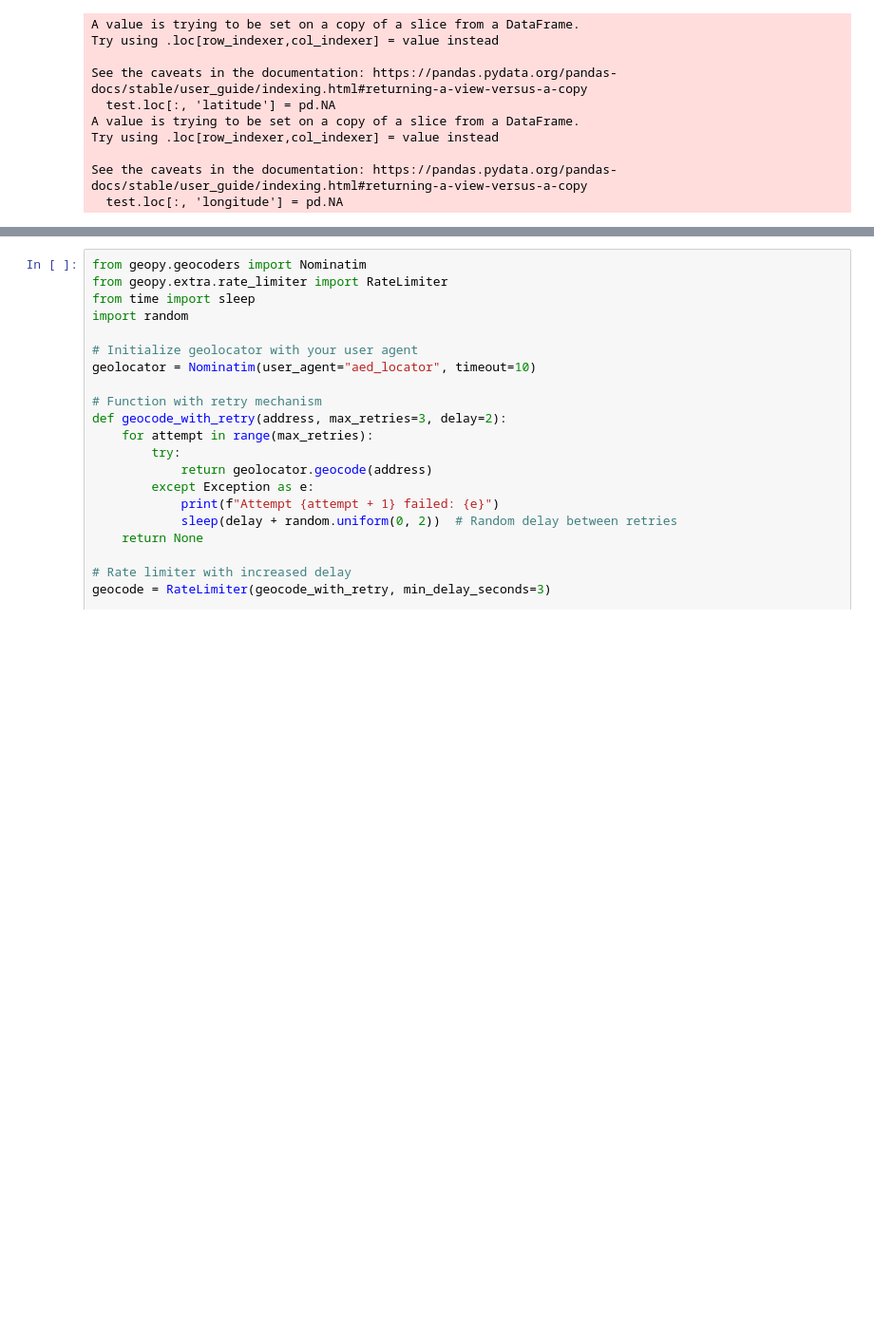
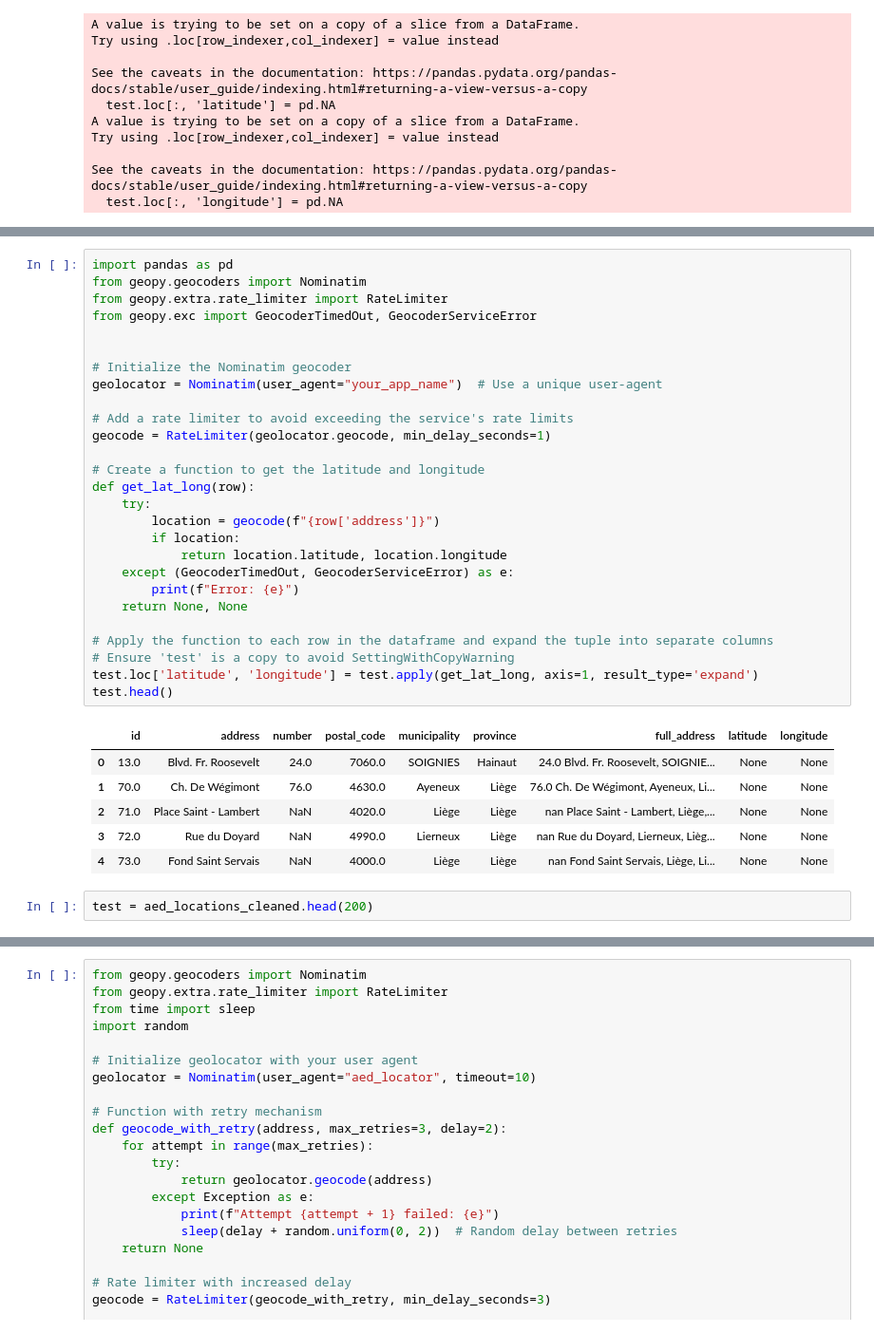
Before and after one commit to Elouan-Debels/MDAProject, a Jupyter notebook: data cleaning.ipynb, the cells around one changed output, grey strips where cells are left out. Shown at 95% size. Cells and saved outputs as stored; diff of their text form; blank space fills up the shorter version.

```diff
--- a/data cleaning.ipynb
+++ b/data cleaning.ipynb
@@ -515,0 +534,36 @@ print(test)
+# %%
+import pandas as pd
+from geopy.geocoders import Nominatim
+from geopy.extra.rate_limiter import RateLimiter
+from geopy.exc import GeocoderTimedOut, GeocoderServiceError
+
+
+# Initialize the Nominatim geocoder
+geolocator = Nominatim(user_agent="your_app_name")  # Use a unique user-agent
+
+# Add a rate limiter to avoid exceeding the service's rate limits
+geocode = RateLimiter(geolocator.geocode, min_delay_seconds=1)
+
+# Create a function to get the latitude and longitude
+def get_lat_long(row):
+    try:
+        location = geocode(f"{row['address']}")
+        if location:
+            return location.latitude, location.longitude
+    except (GeocoderTimedOut, GeocoderServiceError) as e:
+        print(f"Error: {e}")
+    return None, None
+
+# Apply the function to each row in the dataframe and expand the tuple into separate columns
+# Ensure 'test' is a copy to avoid SettingWithCopyWarning
+test.loc['latitude', 'longitude'] = test.apply(get_lat_long, axis=1, result_type='expand')
+test.head()
+# %% [output]
+|  | id | address | number | postal_code | municipality | province | full_address | latitude | longitude |
+| 0 | 13.0 | Blvd. Fr. Roosevelt | 24.0 | 7060.0 | SOIGNIES | Hainaut | 24.0 Blvd. Fr. Roosevelt, SOIGNIE... | None | None |
+| 1 | 70.0 | Ch. De Wégimont | 76.0 | 4630.0 | Ayeneux | Liège | 76.0 Ch. De Wégimont, Ayeneux, Li... | None | None |
+| 2 | 71.0 | Place Saint - Lambert | NaN | 4020.0 | Liège | Liège | nan Place Saint - Lambert, Liège,... | None | None |
+| 3 | 72.0 | Rue du Doyard | NaN | 4990.0 | Lierneux | Liège | nan Rue du Doyard, Lierneux, Lièg... | None | None |
+| 4 | 73.0 | Fond Saint Servais | NaN | 4000.0 | Liège | Liège | nan Fond Saint Servais, Liège, Li... | None | None |
+# %%
+test = aed_locations_cleaned.head(200)
```
Also changed, not shown: parts of 10 cells of this notebook.
